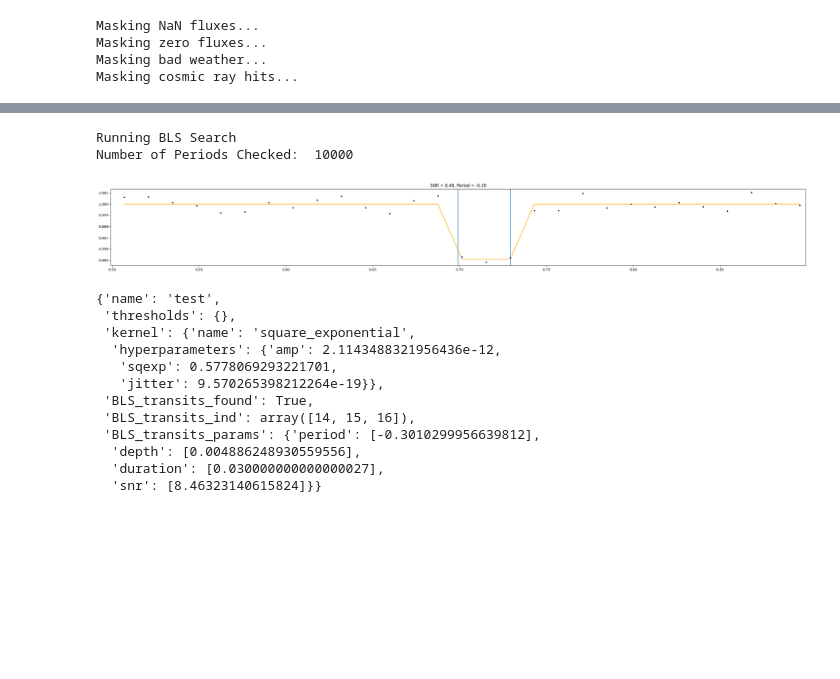
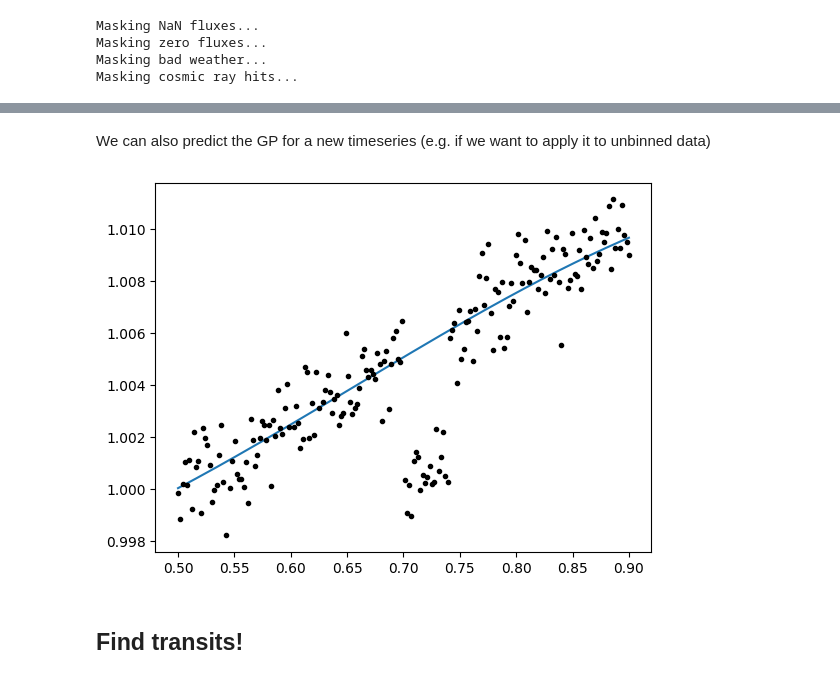
Before and after one commit to catrionamurray/occultence, a Jupyter notebook: test.ipynb, the cells around one changed output, grey strips where cells are left out. Drawn from its saved outputs; the diff is of its cells as text; code cells hidden in the pictures; blank space fills up the shorter version.

```diff
--- a/test.ipynb
+++ b/test.ipynb
@@ -83,21 +79,9 @@ plt.plot(gp_targ.time.value, gp_targ.timelike['gp_model'])
-# %%
-bls_targ = gp_targ.find_transits(minimum_period=0.5, maximum_period=10, transit_durations=np.linspace(0.01, 0.1, 10))
-# %% [output]
-Running BLS Search
-Number of Periods Checked:  10000
-[figure, old version]
+# %% [markdown]
+We can also predict the GP for a new timeseries (e.g. if we want to apply it to unbinned data)
 # %%
-bls_targ.metadata
+plt.plot(clean_targ.time.value, 1+gp_targ.metadata['gp'].predict(y=gp_targ.metadata['data_to_condition_gp'], t=clean_targ.time.value)[0])
+plt.plot(clean_targ.time.value, clean_targ.flux, 'k.');
 # %% [output]
-{'name': 'test',
- 'thresholds': {},
- 'kernel': {'name': 'square_exponential',
-  'hyperparameters': {'amp': 2.1143488321956436e-12,
-   'sqexp': 0.5778069293221701,
-   'jitter': 9.570265398212264e-19}},
- 'BLS_transits_found': True,
- 'BLS_transits_ind': array([14, 15, 16]),
- 'BLS_transits_params': {'period': [-0.3010299956639812],
-  'depth': [0.004886248930559556],
-  'duration': [0.030000000000000027],
-  'snr': [8.46323140615824]}}
+[figure, added]
+# %% [markdown]
+## Find transits!
```
Also changed, not shown: parts of 6 cells of this notebook, 2 other files.
